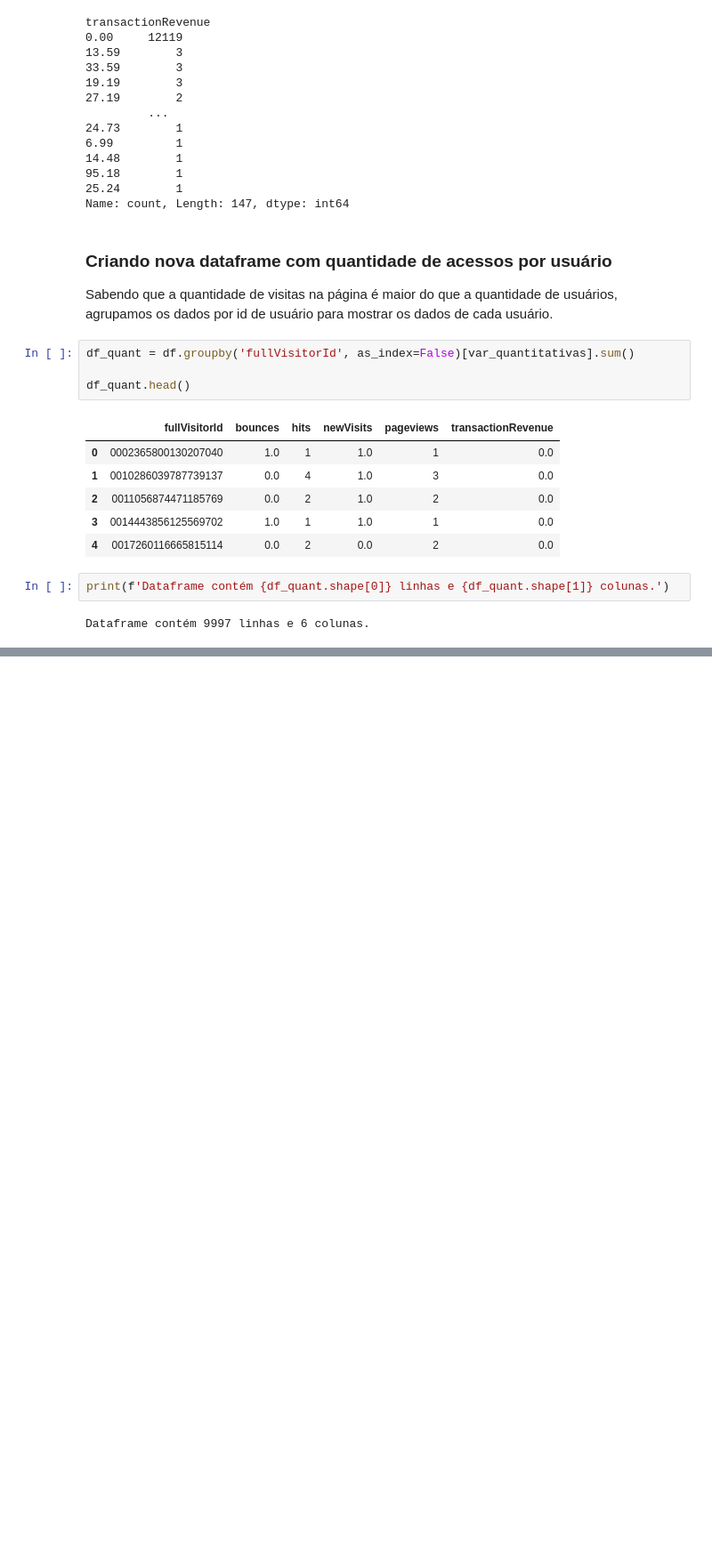
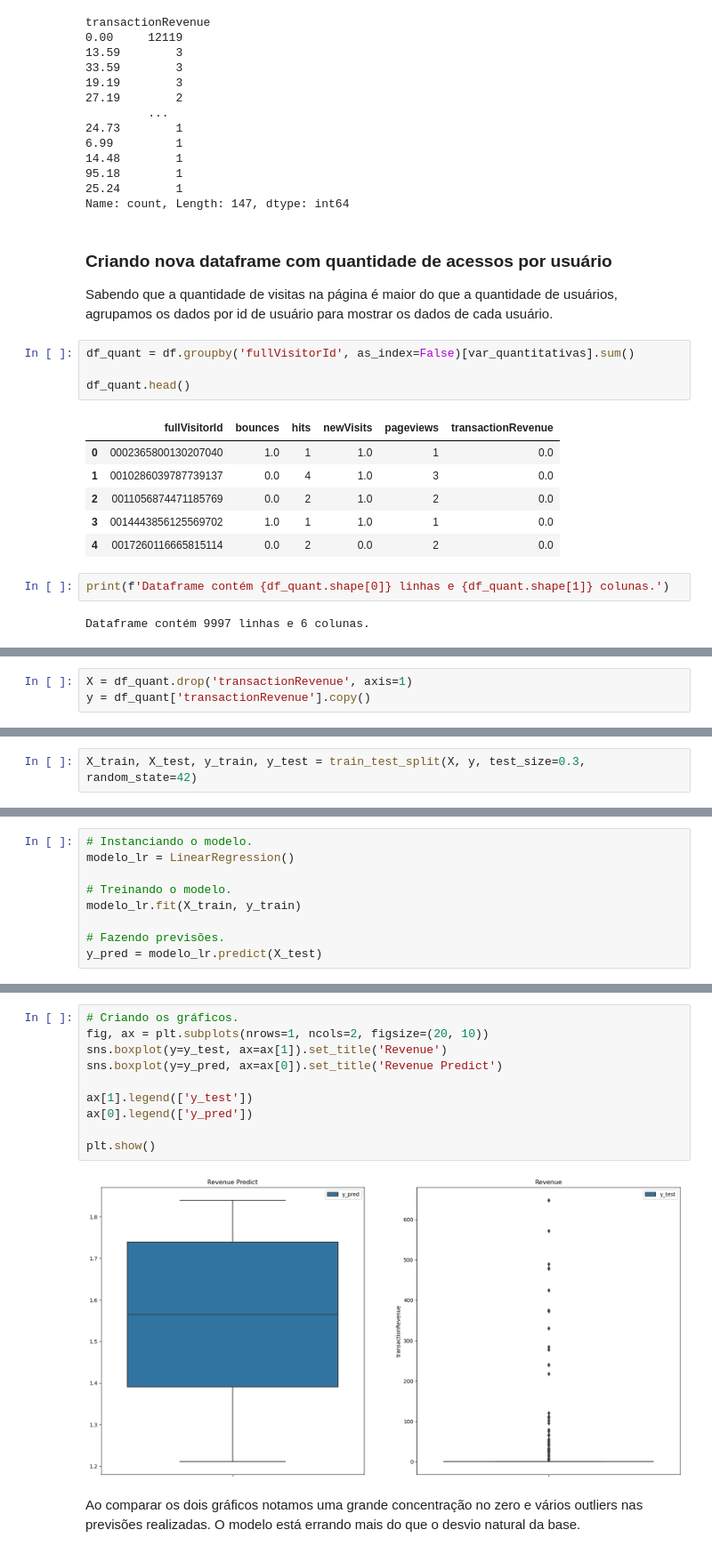
Before and after one commit to CrisNakamura/modelo_digital_marketing, a Jupyter notebook: marketing_analytics.ipynb, the cells around one changed output, grey strips where cells are left out. Shown at 89% size. Saved outputs shown, nothing was run; the diff lists cells and outputs as text; blank space fills up the shorter version.

Commit message:
[feat] Criação do modelo

```diff
--- a/marketing_analytics.ipynb
+++ b/marketing_analytics.ipynb
@@ -270,0 +282,3 @@ Dataframe contém 9997 linhas e 6 colunas.
+# %%
+X = df_quant.drop('transactionRevenue', axis=1)
+y = df_quant['transactionRevenue'].copy()
@@ -270,0 +287,2 @@ Dataframe contém 9997 linhas e 6 colunas.
+# %%
+X_train, X_test, y_train, y_test = train_test_split(X, y, test_size=0.3, random_state=42)
@@ -270,0 +291,9 @@ Dataframe contém 9997 linhas e 6 colunas.
+# %%
+# Instanciando o modelo.
+modelo_lr = LinearRegression()
+
+# Treinando o modelo.
+modelo_lr.fit(X_train, y_train)
+
+# Fazendo previsões.
+y_pred = modelo_lr.predict(X_test)
@@ -270,0 +333,14 @@ Dataframe contém 9997 linhas e 6 colunas.
+# %%
+# Criando os gráficos.
+fig, ax = plt.subplots(nrows=1, ncols=2, figsize=(20, 10))
+sns.boxplot(y=y_test, ax=ax[1]).set_title('Revenue')
+sns.boxplot(y=y_pred, ax=ax[0]).set_title('Revenue Predict')
+
+ax[1].legend(['y_test'])
+ax[0].legend(['y_pred'])
+
+plt.show()
+# %% [output]
+[figure, added]
+# %% [markdown]
+Ao comparar os dois gráficos notamos uma grande concentração no zero e vários outliers nas previsões realizadas. O modelo está errando mais do que o desvio natural da base.
```
Also changed, not shown: parts of 11 cells of this notebook.
